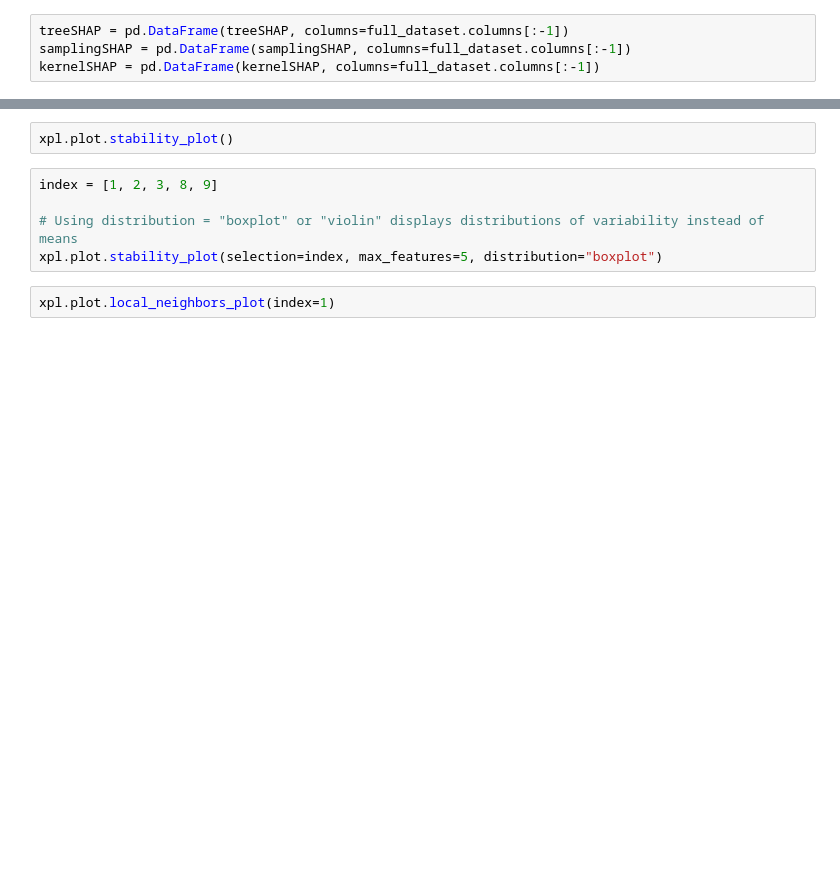
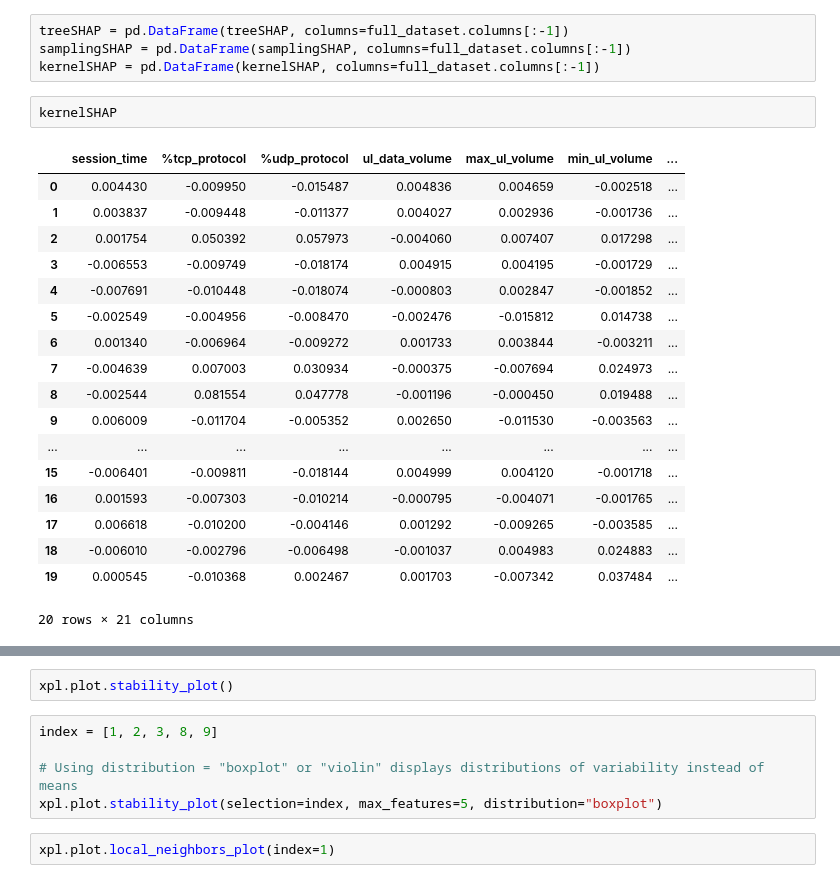
Before and after one commit to sandeepaamcp/activity-classification, a Jupyter notebook: xai/poisoning-and-inference-attacks/allinone-xai-metrics-eval-3.ipynb, the cells around one changed output, grey strips where cells are left out. Drawn from its saved outputs; the diff is of its cells as text; blank space fills up the shorter version.

```diff
--- a/xai/poisoning-and-inference-attacks/allinone-xai-metrics-eval-3.ipynb
+++ b/xai/poisoning-and-inference-attacks/allinone-xai-metrics-eval-3.ipynb
@@ -774,3 +697,24 @@ len(full_dataset.columns[:-1])
 treeSHAP = pd.DataFrame(treeSHAP, columns=full_dataset.columns[:-1])
 samplingSHAP = pd.DataFrame(samplingSHAP, columns=full_dataset.columns[:-1])
 kernelSHAP = pd.DataFrame(kernelSHAP, columns=full_dataset.columns[:-1])
+# %%
+kernelSHAP
+# %% [output]
+|  | session_time | %tcp_protocol | %udp_protocol | ul_data_volume | max_ul_volume | min_ul_volume | ... |
+| 0 | 0.004430 | -0.009950 | -0.015487 | 0.004836 | 0.004659 | -0.002518 | ... |
+| 1 | 0.003837 | -0.009448 | -0.011377 | 0.004027 | 0.002936 | -0.001736 | ... |
+| 2 | 0.001754 | 0.050392 | 0.057973 | -0.004060 | 0.007407 | 0.017298 | ... |
+| 3 | -0.006553 | -0.009749 | -0.018174 | 0.004915 | 0.004195 | -0.001729 | ... |
+| 4 | -0.007691 | -0.010448 | -0.018074 | -0.000803 | 0.002847 | -0.001852 | ... |
+| 5 | -0.002549 | -0.004956 | -0.008470 | -0.002476 | -0.015812 | 0.014738 | ... |
+| 6 | 0.001340 | -0.006964 | -0.009272 | 0.001733 | 0.003844 | -0.003211 | ... |
+| 7 | -0.004639 | 0.007003 | 0.030934 | -0.000375 | -0.007694 | 0.024973 | ... |
+| 8 | -0.002544 | 0.081554 | 0.047778 | -0.001196 | -0.000450 | 0.019488 | ... |
+| 9 | 0.006009 | -0.011704 | -0.005352 | 0.002650 | -0.011530 | -0.003563 | ... |
+| ... | ... | ... | ... | ... | ... | ... | ... |
+| 15 | -0.006401 | -0.009811 | -0.018144 | 0.004999 | 0.004120 | -0.001718 | ... |
+| 16 | 0.001593 | -0.007303 | -0.010214 | -0.000795 | -0.004071 | -0.001765 | ... |
+| 17 | 0.006618 | -0.010200 | -0.004146 | 0.001292 | -0.009265 | -0.003585 | ... |
+| 18 | -0.006010 | -0.002796 | -0.006498 | -0.001037 | 0.004983 | 0.024883 | ... |
+| 19 | 0.000545 | -0.010368 | 0.002467 | 0.001703 | -0.007342 | 0.037484 | ... |
+20 rows × 21 columns
```
Also changed, not shown: parts of 25 cells of this notebook, 1 other file.
